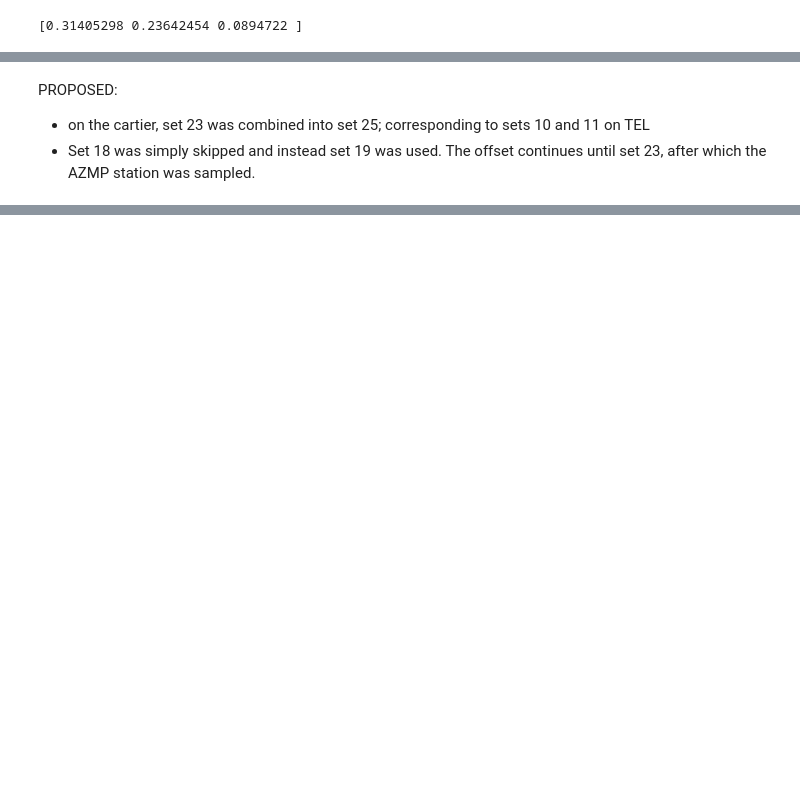
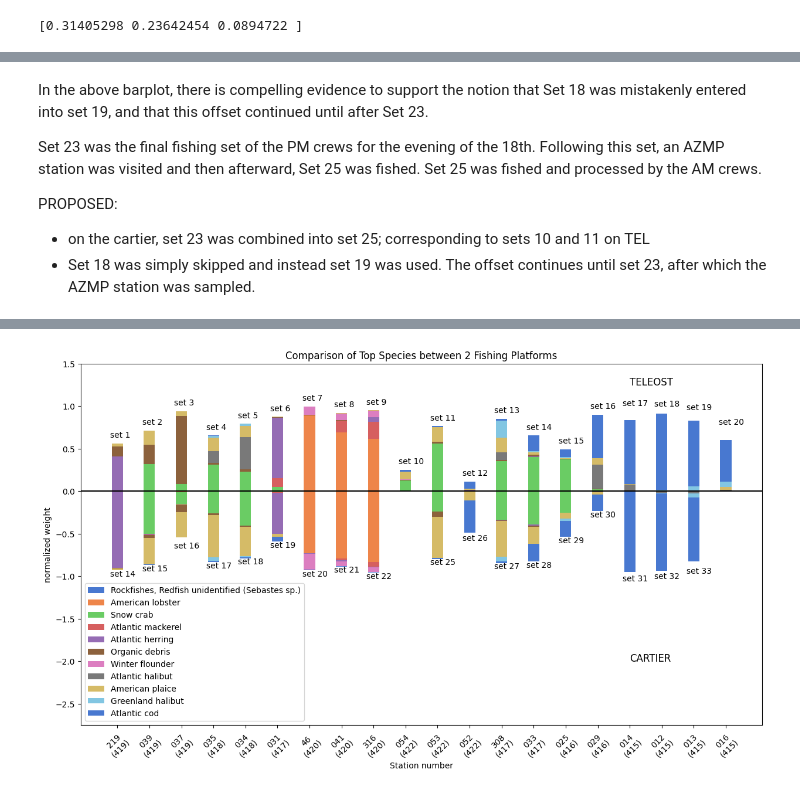
Before and after one commit to davjfish/TheMysteriousSet18, a Jupyter notebook: mystery_set.ipynb, the cells around one changed output, grey strips where cells are left out. Saved outputs shown, nothing was run; the diff lists cells and outputs as text; code cells hidden in the pictures; blank space fills up the shorter version.

Commit message:
adding corrected pickles

```diff
--- a/mystery_set.ipynb
+++ b/mystery_set.ipynb
@@ -172,6 +172,14 @@ for key in car_set_lookup:
         mod_car_set_lookup[new_key] = car_set_lookup[key-1]
     else:
         mod_car_set_lookup[new_key] = car_set_lookup[key]
+
+# create a lookup for the corrected data on the cartier
+corrected_df = pd.read_pickle('pickles/CAR/baskets_corrected.pkl')
+
+# create a set reference dictionary to find station and stratum from set
+corrected_car_set_lookup = dict()
+for index, row in corrected_df.iterrows():
+    corrected_car_set_lookup[row['set']] = dict(station=row.stn.split("-")[0], stratum=row.stratum)
 
 
 
@@ -530,11 +537,18 @@ plt.show()
 # %% [markdown]
+
+In the above barplot, there is compelling evidence to support the notion that Set 18 was mistakenly entered into set 19, and that this offset continued until after Set 23.
+
+
+Set 23 was the final fishing set of the PM crews for the evening of the 18th. Following this set, an AZMP station was visited and then afterward, Set 25 was fished. Set 25 was fished and processed by the AM crews.
+
+
 PROPOSED:
 
 - on the cartier, set 23 was combined into set 25; corresponding to sets 10 and 11 on TEL
 - Set 18 was simply skipped and instead set 19 was used. The offset continues until set 23, after which the AZMP station was sampled.
 # %%
 # Lets create a quick script for comparing two stations
-%matplotlib notebook
+%matplotlib inline
 # x axis should be station
 import seaborn as sns
 
@@ -576,17 +590,11 @@ for s in crossDf.index.to_list():
 
 
 # ok now comes the fun part... get the data from the Cartier and pair it up by station
-
 # biomass
-df_car = pd.read_pickle('pickles/CAR/baskets.pkl')
-
-df_car["new_set"] = df_car["set"].apply(lambda x: set_changer(x))
-
-
-
+df_car = pd.read_pickle('pickles/CAR/baskets_corrected.pkl')
 # limit the df to only top species and fill in NAs
-crossDf = pd.crosstab(df_car["new_set"], df_car["species"], values=df_car["mass"], aggfunc="sum", normalize="index").loc[:, top_species].fillna(0)
-car_stns = [str(mod_car_set_lookup[int(s)]["station"]) for s in crossDf.index.to_list()]
+crossDf = pd.crosstab(df_car["set"], df_car["species"], values=df_car["mass"], aggfunc="sum", normalize="index").loc[:, top_species].fillna(0)
+car_stns = [str(corrected_car_set_lookup[int(s)]["station"]) for s in crossDf.index.to_list()]
 
 # print(crossDf.head())
 compDf = pd.DataFrame(columns=top_species)
@@ -597,7 +605,7 @@ car_sets = list()
 for tel_stn in tel_stns:
     found = False
     for index, row in crossDf.iterrows():
-        car_stn = mod_car_set_lookup[int(row.name)]["station"]
+        car_stn = corrected_car_set_lookup[int(row.name)]["station"]
         if int(car_stn) == int(tel_stn):
             compDf.loc[i] = row
             car_sets.append(row.name)
@@ -640,0 +647 @@ plt.show()
+[figure, added]
```
Also changed, not shown: parts of 4 cells of this notebook, 4 other files.
